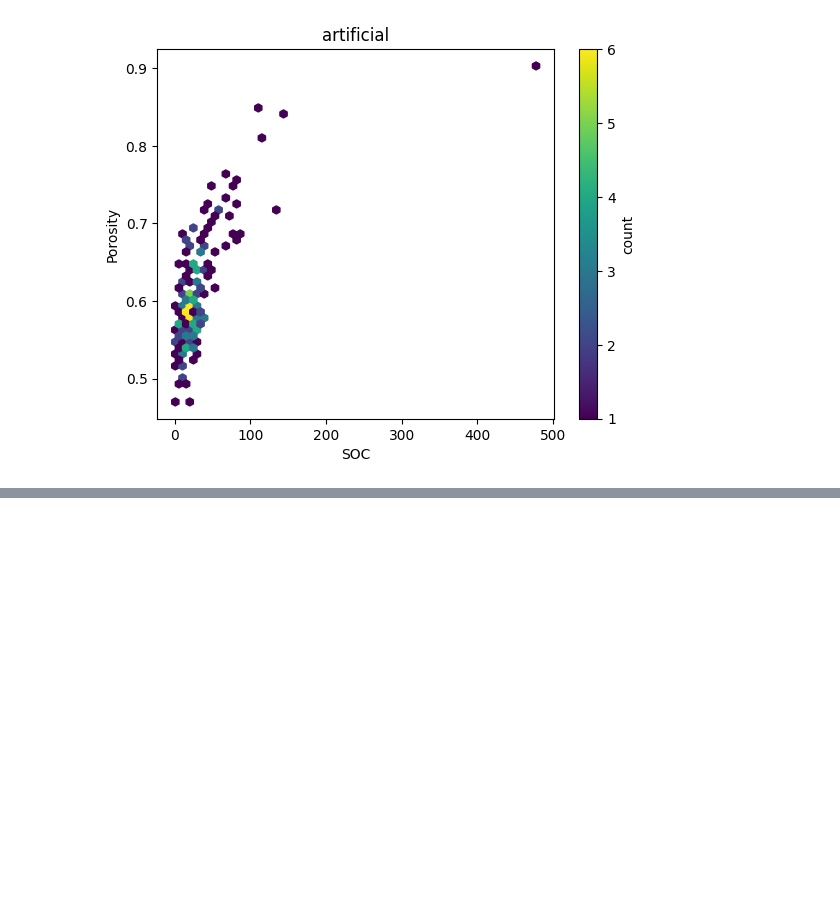
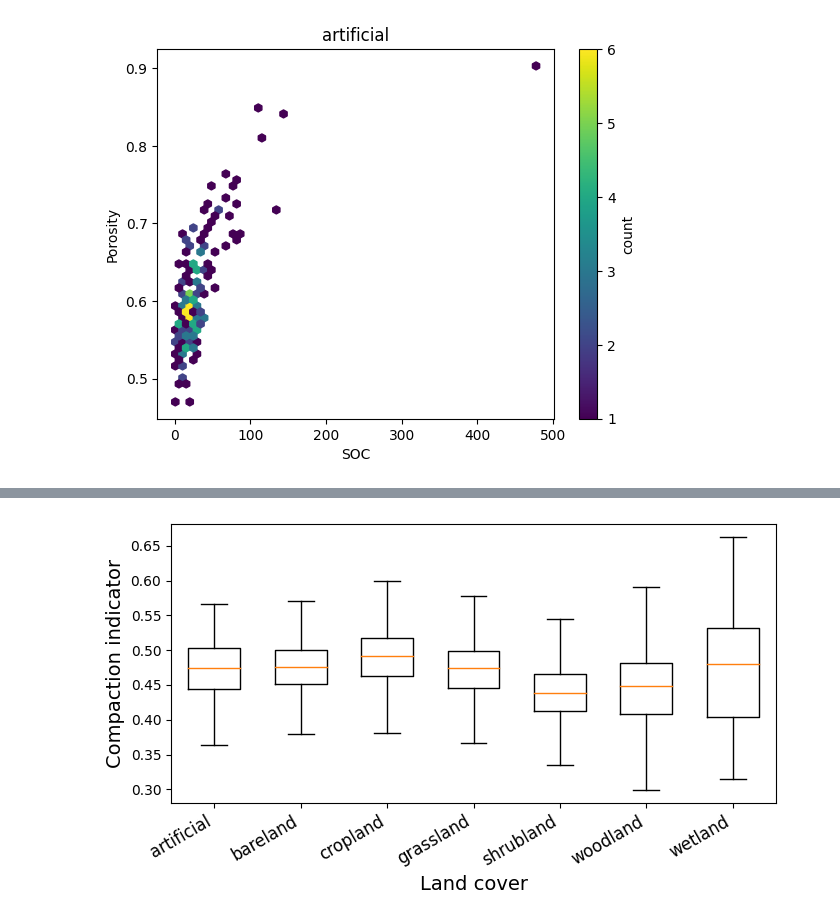
Before and after one commit to AI4SoilHealth/EasyDensity.jl, a Jupyter notebook: Porosity.ipynb, the cells around one changed output, grey strips where cells are left out. Saved outputs shown, nothing was run; the diff lists cells and outputs as text; code cells hidden in the pictures; blank space fills up the shorter version.

```diff
--- a/Porosity.ipynb
+++ b/Porosity.ipynb
@@ -109,0 +176,10 @@ for lc in hbd["LC_group"].dropna().unique():
+# %%
+hbd["copa"] = hbd["pred_mBD"]/mPD
+stats = (
+    hbd
+    .dropna(subset=["LC_group", "copa"])
+    .groupby("LC_group")["copa"]
+    .agg(["count", "mean", "std", "min", "median", "max"])
+)
+
+print(stats)
@@ -109,0 +196,31 @@ for lc in hbd["LC_group"].dropna().unique():
+# %%
+
+data = [
+    hbd.loc[hbd["LC_group"] == lc, "copa"].dropna()
+    for lc in lc_order
+    if lc in hbd["LC_group"].unique()
+]
+
+labels = [
+    lc for lc in lc_order
+    if lc in hbd["LC_group"].unique()
+]
+
+fig, ax = plt.subplots(figsize=(7, 4))
+
+ax.boxplot(
+    data,
+    labels=labels,
+    showfliers=False,
+    widths=0.6
+)
+
+ax.set_ylabel("Compaction indicator", fontsize=14)
+ax.set_xlabel("Land cover", fontsize=14)
+
+plt.xticks(rotation=30, ha="right", fontsize=12)
+plt.tight_layout()
+plt.savefig(f"./fig/compaction.pdf", bbox_inches="tight")
+plt.show()
+# %% [output]
+[figure, added]
```
Also changed, not shown: parts of 5 cells of this notebook.
